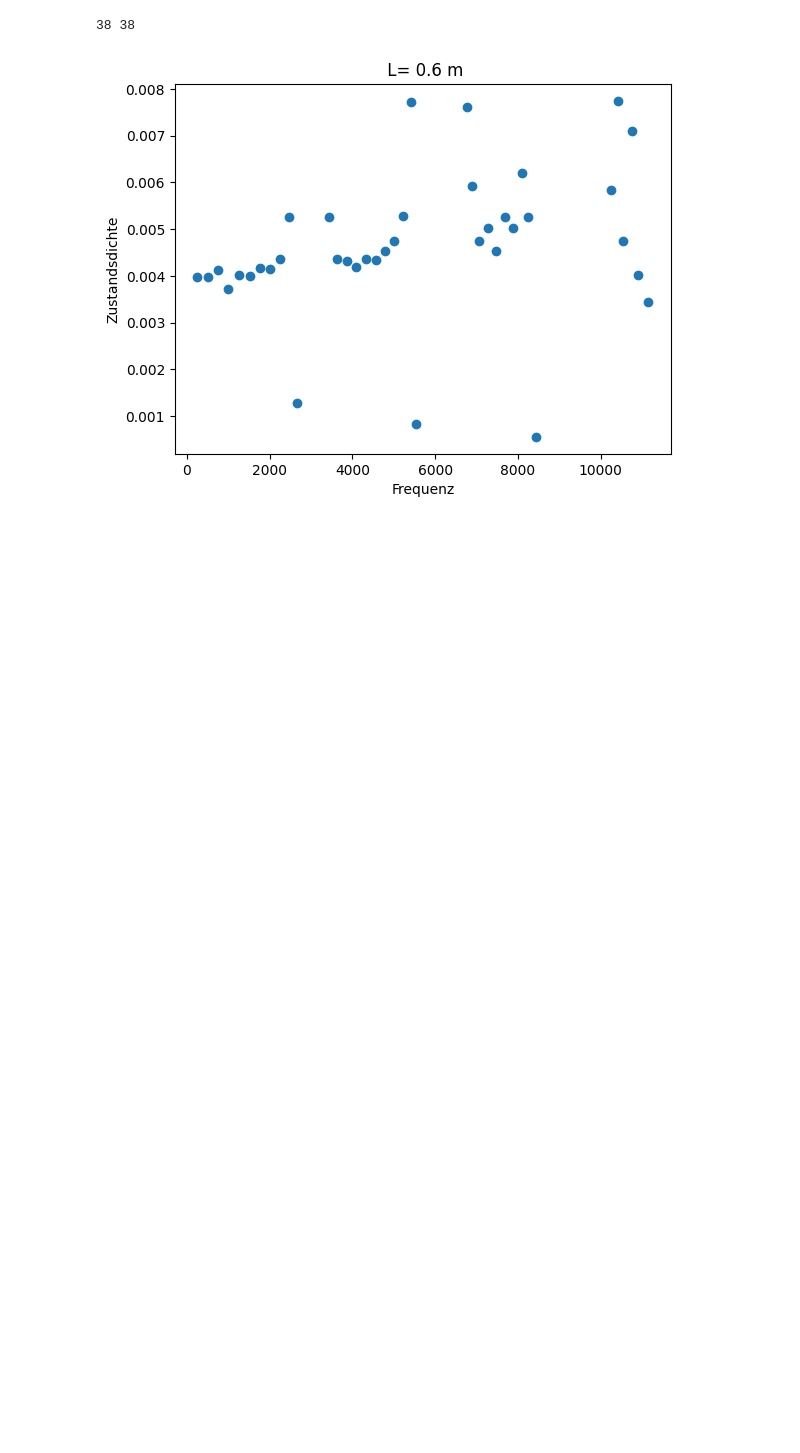
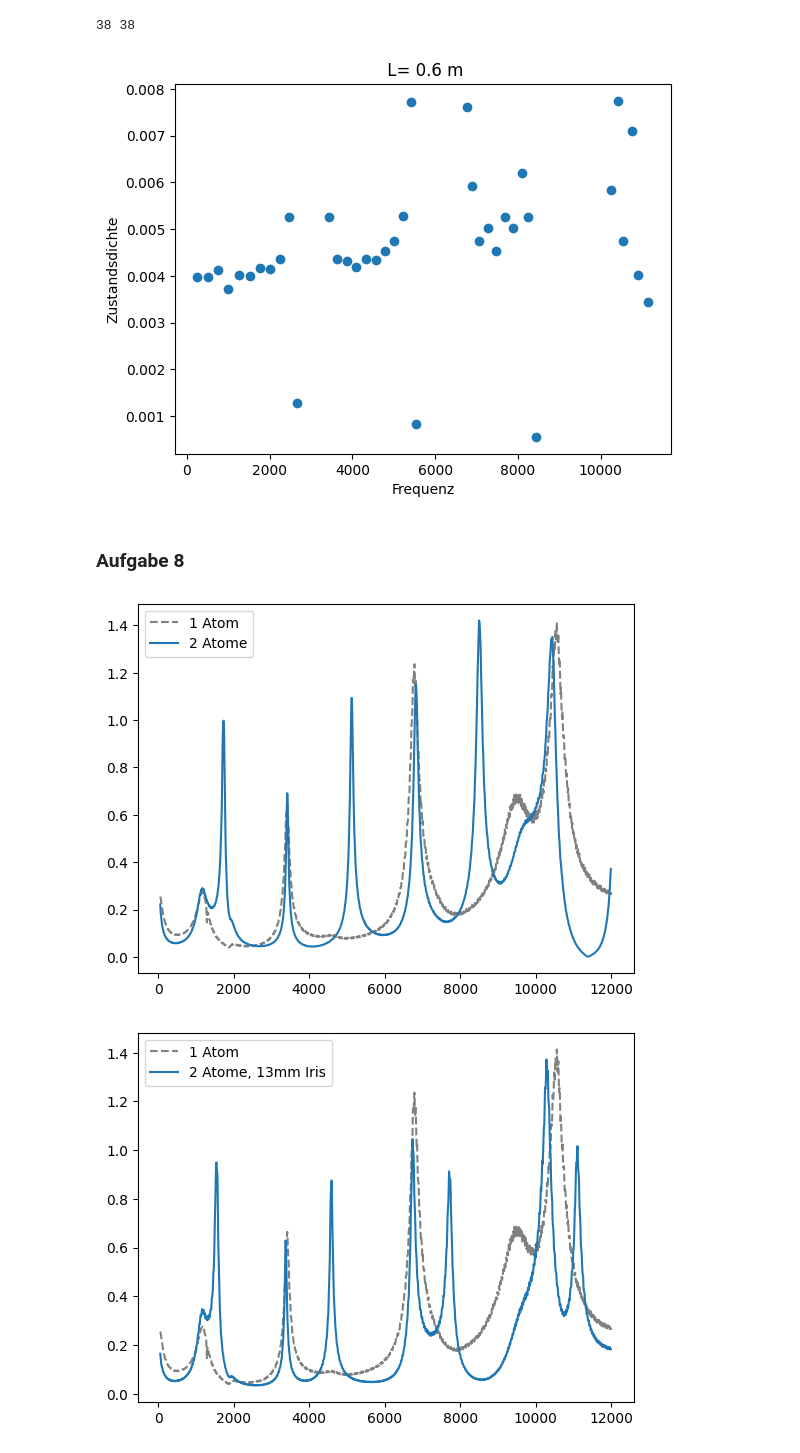
Before and after one commit to celina-coder-beep/F-Praktikum, a Jupyter notebook: 511-Quantenanalogien/Auswertung511.ipynb, the cells around one changed output. Saved outputs shown, nothing was run; the diff lists cells and outputs as text; code cells hidden in the pictures; blank space fills up the shorter version.

Commit message:
Aufgaben fertig. fehlt: Kleinigkeiten

```diff
--- a/511-Quantenanalogien/Auswertung511.ipynb
+++ b/511-Quantenanalogien/Auswertung511.ipynb
@@ -437,3 +435,29 @@ for j in range(len(peaks4_all_raw)):
 [figure]
 38 38
 [figure]
+# %% [markdown]
+### Aufgabe 8
+# %%
+files8= [r"20-03-26\8-1.dat" , r"20-03-26\8-2.dat" , r"20-03-26\8-2-13mm.dat"]
+
+df_one_atom= pd.read_csv(r"20-03-26\8-1.dat", skiprows=(0,1,2,3,4,5,6,7,8), sep="\t", decimal=",", names=["Frequenz", "Amplitude"])
+amplitude_one_atom= df_one_atom["Amplitude"] / df_ref["Amplitude"]
+
+df_two_atoms= pd.read_csv(r"20-03-26\8-2.dat", skiprows=(0,1,2,3,4,5,6,7,8), sep="\t", decimal=",", names=["Frequenz", "Amplitude"])
+amplitude_two_atoms= df_two_atoms["Amplitude"] / df_ref["Amplitude"]
+
+df_two_atoms_13mm= pd.read_csv(r"20-03-26\8-2-13mm.dat", skiprows=(0,1,2,3,4,5,6,7,8), sep="\t", decimal=",", names=["Frequenz", "Amplitude"])
+amplitude_two_atoms_13mm= df_two_atoms_13mm["Amplitude"] / df_ref["Amplitude"]
+
+plt.plot(df_one_atom["Frequenz"], amplitude_one_atom, label="1 Atom", linestyle="--", color="gray")
+plt.plot(df_two_atoms["Frequenz"], amplitude_two_atoms, label="2 Atome")
+plt.legend()
+plt.show()
+
+plt.plot(df_one_atom["Frequenz"], amplitude_one_atom, label="1 Atom", linestyle="--", color="gray")
+plt.plot(df_two_atoms_13mm["Frequenz"], amplitude_two_atoms_13mm, label="2 Atome, 13mm Iris")
+plt.legend()
+plt.show()
+# %% [output]
+[figure, added]
+[figure, added]
```
Also changed, not shown: parts of 6 cells of this notebook.
